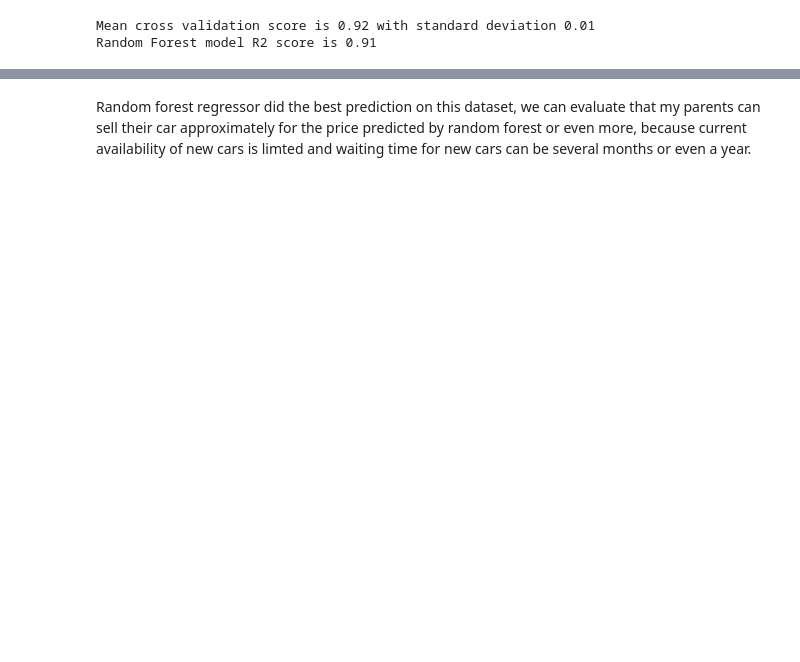
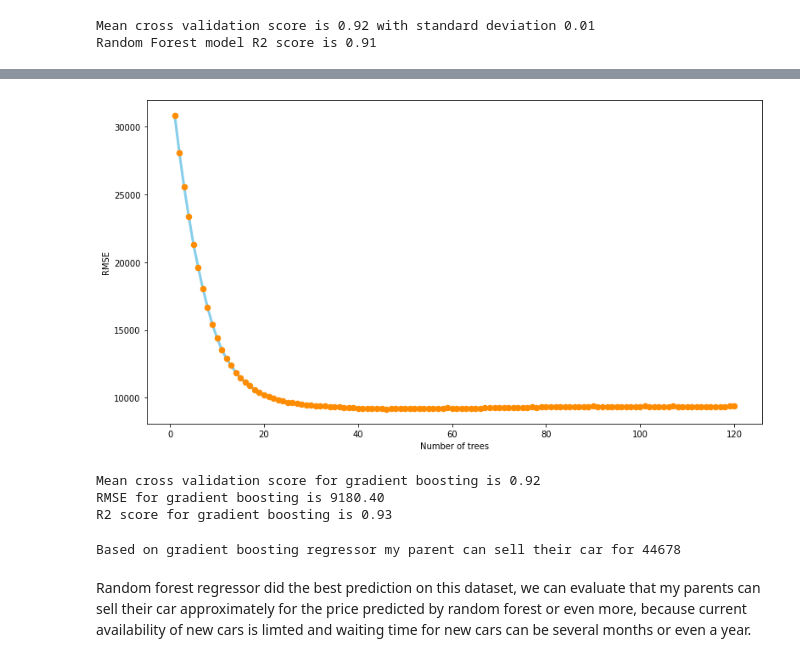
Before and after one commit to bartoszpiechnik25/DataScience, a Jupyter notebook: ParentsCarPrice.ipynb, the cells around one changed output, grey strips where cells are left out. Cells and saved outputs as stored; diff of their text form; code cells hidden in the pictures; blank space fills up the shorter version.

Commit message:
Add Gradient Boostinf Regressor

```diff
--- a/ParentsCarPrice.ipynb
+++ b/ParentsCarPrice.ipynb
@@ -723,2 +725,25 @@ My parents car based on Random Forest prediction is 46224 zł
+# %%
+gb_n = find_best_N(GradientBoostingRegressor)
+# %% [output]
+[figure, added]
+# %%
+gradient_boost = make_pipeline(StandardScaler(),
+ GradientBoostingRegressor(learning_rate=0.1,
+                n_estimators=gb_n,)).fit(X_train.values, y_train.values)
+print(f'Mean cross validation score for gradient boosting is\
+ {cross_val_score(gradient_boost, X_train.values, y_train.values).mean():.2f}')
+gb_predict = gradient_boost.predict(X_test.values)
+print(f'RMSE for gradient boosting is \
+{np.sqrt(mean_squared_error(y_test.values, gb_predict)):.2f}')
+print(f'R2 score for gradient boosting is {r2_score(y_test.values, gb_predict):.2f}')
+# %% [output]
+Mean cross validation score for gradient boosting is 0.92
+RMSE for gradient boosting is 9180.40
+R2 score for gradient boosting is 0.93
+# %%
+car_predict = gradient_boost.predict([my_car.values])
+print(f'Based on gradient boosting regressor my parent can sell their car for {int(car_predict)}')
+# %% [output]
+Based on gradient boosting regressor my parent can sell their car for 44678
 # %% [markdown]
 Random forest regressor did the best prediction on this dataset, we can evaluate that my parents can sell their car approximately for the price predicted by random forest or even more, because current availability of new cars is limted and waiting time for new cars can be several months or even a year.
```
Also changed, not shown: parts of 6 cells of this notebook.
